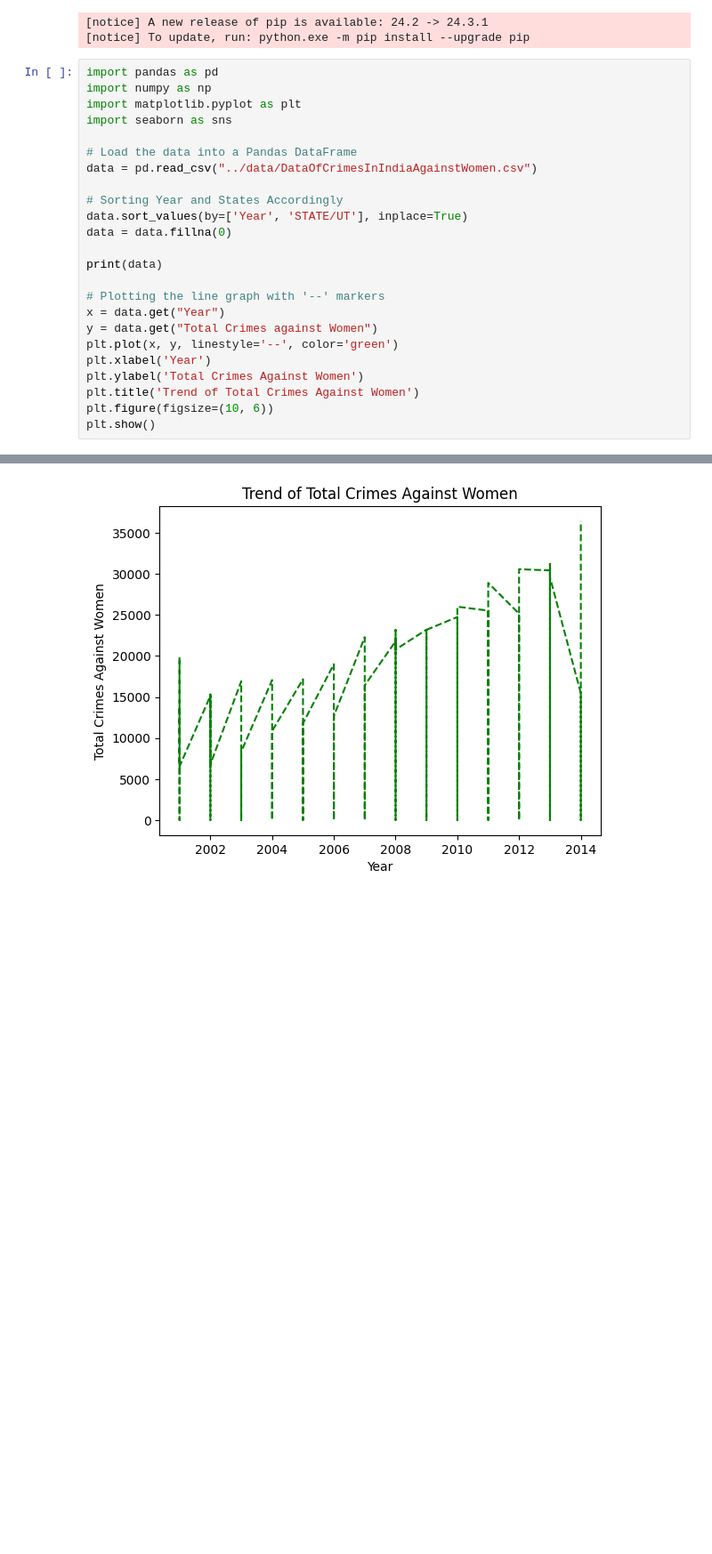
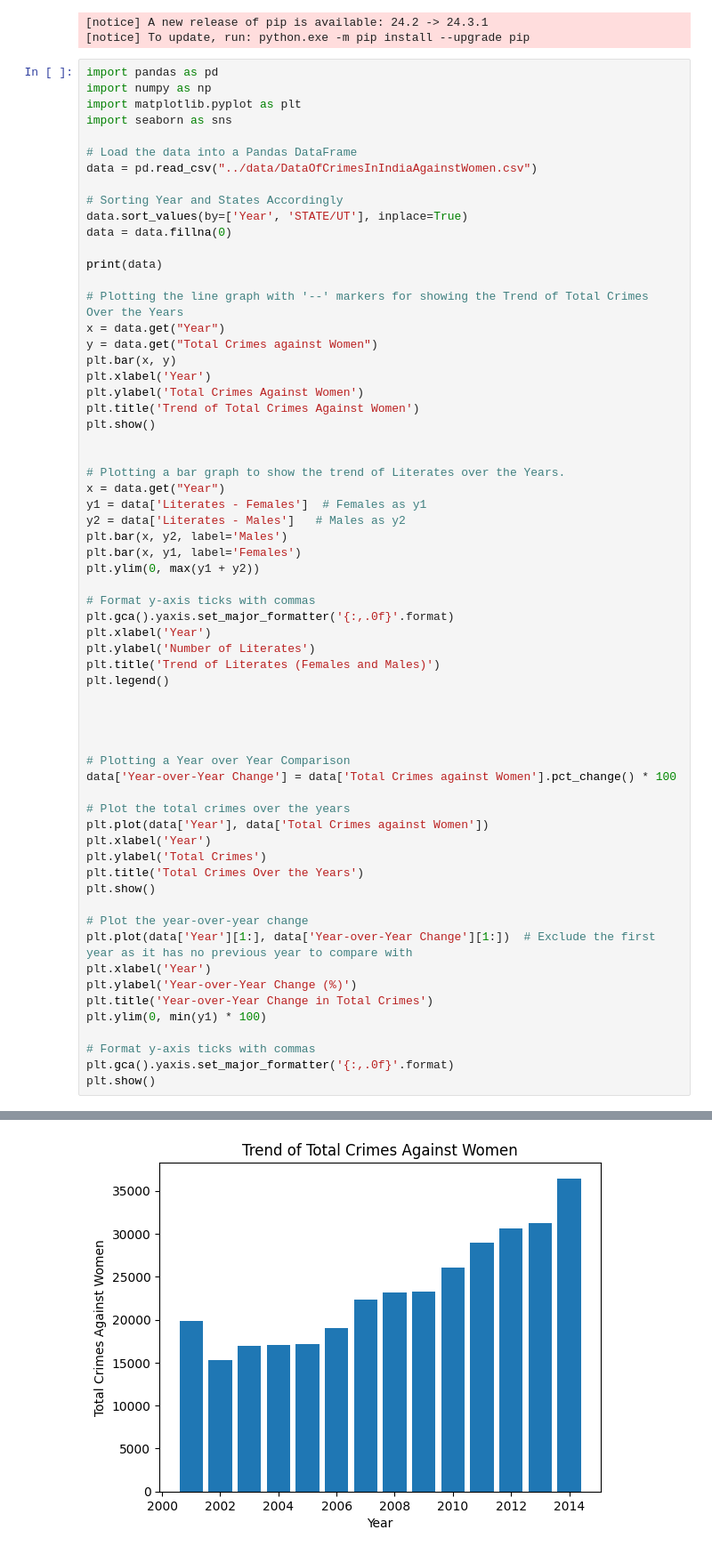
Before and after one commit to yashvardhan3105/data-analysis-python, a Jupyter notebook: code/crime.ipynb, the cells around one changed output, grey strips where cells are left out. Shown: that part at 89% size. Cells and saved outputs as stored; diff of their text form; blank space fills up the shorter version.

Commit message:
Added two more graphs for trend of Literates (Females and Males) and Year-Over-Year Change

```diff
--- a/code/crime.ipynb
+++ b/code/crime.ipynb
@@ -89,34 +89,73 @@ data = pd.read_csv("../data/DataOfCrimesInIndiaAgainstWomen.csv")
 # Sorting Year and States Accordingly
 data.sort_values(by=['Year', 'STATE/UT'], inplace=True)
 data = data.fillna(0)
 
 print(data)
 
-# Plotting the line graph with '--' markers
+# Plotting the line graph with '--' markers for showing the Trend of Total Crimes Over the Years
 x = data.get("Year")
 y = data.get("Total Crimes against Women")
-plt.plot(x, y, linestyle='--', color='green')
+plt.bar(x, y)
 plt.xlabel('Year')
 plt.ylabel('Total Crimes Against Women')
 plt.title('Trend of Total Crimes Against Women')
-plt.figure(figsize=(10, 6))
 plt.show()
+
+
+# Plotting a bar graph to show the trend of Literates over the Years.
+x = data.get("Year")
+y1 = data['Literates - Females']  # Females as y1
+y2 = data['Literates - Males']   # Males as y2
+plt.bar(x, y2, label='Males')
+plt.bar(x, y1, label='Females')
+plt.ylim(0, max(y1 + y2))
+
+# Format y-axis ticks with commas
+plt.gca().yaxis.set_major_formatter('{:,.0f}'.format)
+plt.xlabel('Year')
+plt.ylabel('Number of Literates')
+plt.title('Trend of Literates (Females and Males)')
+plt.legend()
+
+
+
+
+# Plotting a Year over Year Comparison
+data['Year-over-Year Change'] = data['Total Crimes against Women'].pct_change() * 100
+
+# Plot the total crimes over the years
+plt.plot(data['Year'], data['Total Crimes against Women'])
+plt.xlabel('Year')
+plt.ylabel('Total Crimes')
+plt.title('Total Crimes Over the Years')
+plt.show()
+
+# Plot the year-over-year change
+plt.plot(data['Year'][1:], data['Year-over-Year Change'][1:])  # Exclude the first year as it has no previous year to compare with
+plt.xlabel('Year')
+plt.ylabel('Year-over-Year Change (%)')
+plt.title('Year-over-Year Change in Total Crimes')
+plt.ylim(0, min(y1) * 100)
+
+# Format y-axis ticks with commas
+plt.gca().yaxis.set_major_formatter('{:,.0f}'.format)
+plt.show()
 # %% [output]
                         STATE/UT  Year  Population  Literates - Males  \
 14                ANDHRA PRADESH  2001    75728400           23444788
 28             ARUNACHAL PRADESH  2001     1098328             303281
 42                         ASSAM  2001    26638600            8188697
 0    Andaman and Nicobar Islands  2001      356650             146831
 56                         BIHAR  2001    82879910           20644376
 ..                           ...   ...         ...                ...
 433                   TAMIL NADU  2014    72138958           28040491
 447                      TRIPURA  2014     3671032            1501369
 461                UTTAR PRADESH  2014   199581477           68234964
 475                  UTTARAKHAND  2014    10116752            3863708
 489                  WEST BENGAL  2014    91347736           33818810
 ... (63 lines left out)
 475                     0                        1231
 489                     4                       36438
 
 [490 rows x 16 columns]
-[figure, old version]
+[figure, new version]
```
Also changed, not shown: parts of 2 cells of this notebook.
